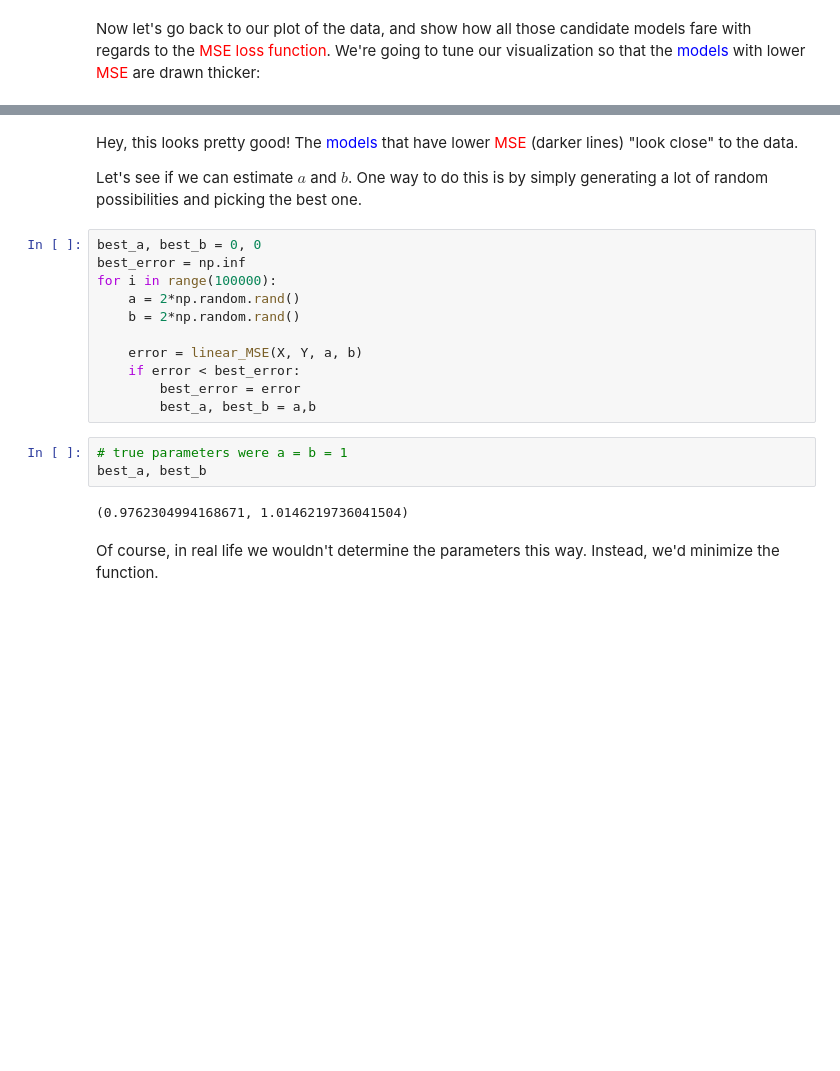
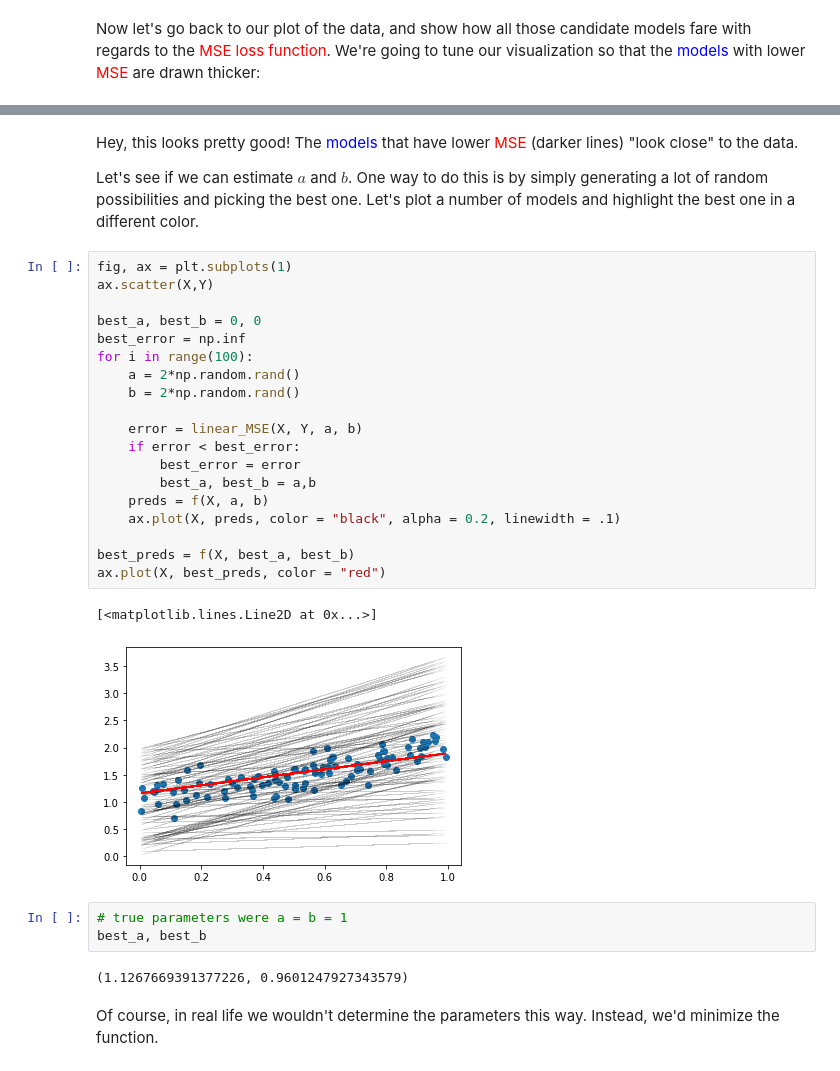
Before and after one commit to PhilChodrow/PIC16A, a Jupyter notebook: content/ML/ML_2.ipynb, the cells around one changed output, grey strips where cells are left out. Saved outputs shown, nothing was run; the diff lists cells and outputs as text; blank space fills up the shorter version.

```diff
--- a/content/ML/ML_2.ipynb
+++ b/content/ML/ML_2.ipynb
@@ -103,23 +103,34 @@ for i in range(10):
 # %% [markdown]
 Hey, this looks pretty good! The <font color="blue">models</font> that have lower <font color="red">MSE</font> (darker lines) "look close" to the data.
 
-Let's see if we can estimate $a$ and $b$. One way to do this is by simply generating a lot of random possibilities and picking the best one.
+Let's see if we can estimate $a$ and $b$. One way to do this is by simply generating a lot of random possibilities and picking the best one. Let's plot a number of models and highlight the best one in a different color.
 # %%
+fig, ax = plt.subplots(1)
+ax.scatter(X,Y)
+
 best_a, best_b = 0, 0
 best_error = np.inf
-for i in range(100000):
+for i in range(100):
     a = 2*np.random.rand()
     b = 2*np.random.rand()
 
     error = linear_MSE(X, Y, a, b)
     if error < best_error:
         best_error = error
         best_a, best_b = a,b
+    preds = f(X, a, b)
+    ax.plot(X, preds, color = "black", alpha = 0.2, linewidth = .1)
+
+best_preds = f(X, best_a, best_b)
+ax.plot(X, best_preds, color = "red")
+# %% [output]
+[<matplotlib.lines.Line2D at 0x...>]
+[figure, added]
 # %%
 # true parameters were a = b = 1
 best_a, best_b
 # %% [output]
-(0.9762304994168671, 1.0146219736041504)
+(1.1267669391377226, 0.9601247927343579)
 # %% [markdown]
 Of course, in real life we wouldn't determine the parameters this way. Instead, we'd minimize the function.
 # %%
```
Also changed, not shown: parts of 1 cell of this notebook.
